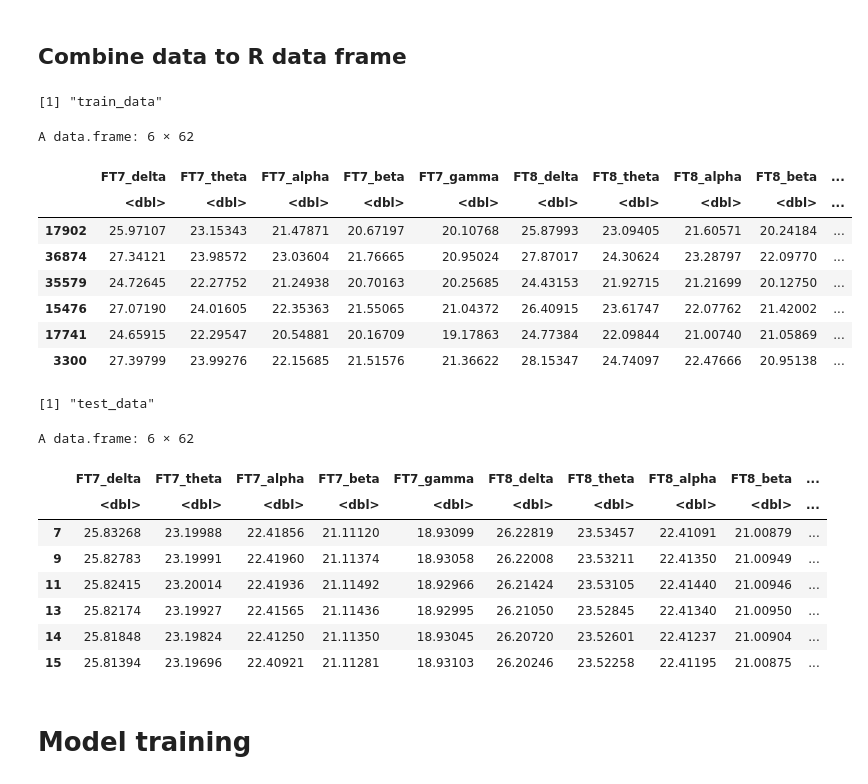
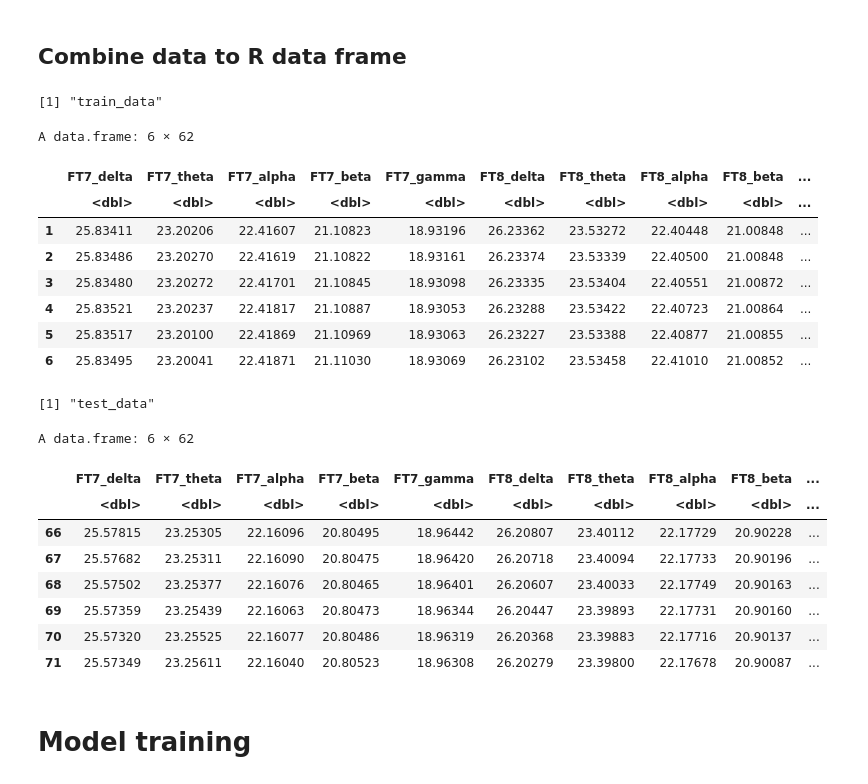
Before and after one commit to nieyangfei/EGG_Big_Data, a Jupyter notebook: EEG_Big_Data_Project.ipynb, the cells around one changed output. Cells and saved outputs as stored; diff of their text form; code cells hidden in the pictures.

Commit message:
Split egg data by 16 train and 8 test

```diff
--- a/EEG_Big_Data_Project.ipynb
+++ b/EEG_Big_Data_Project.ipynb
@@ -547,7 +576,6 @@ gamma_order <- 5
 p_x_mean_order = 1
 # Emotion is the output.
 emotion <- factor(emotion)
-colnames(FT7) <- c("FT7_delta", "FT7_theta", "FT7_alpha", "FT7_beta", "FT7_gamma")
 egg_data <- data.frame(
   FT7_delta = c(FT7[, delta_order]), FT7_theta = c(FT7[, theta_order]), FT7_alpha = c(FT7[, alpha_order]), FT7_beta = c(FT7[, beta_order]), FT7_gamma = c(FT7[, gamma_order]),
   FT8_delta = c(FT8[, delta_order]), FT8_theta = c(FT8[, theta_order]), FT8_alpha = c(FT8[, alpha_order]), FT8_beta = c(FT8[, beta_order]), FT8_gamma = c(FT8[, gamma_order]),
@@ -588,52 +616,50 @@ egg_data <- data.frame(
   e_blink_frequency = c(event_statistics[,1]),
   e_fixation_frequency = c(event_statistics[,2]),
   e_maximum_fixation_duration = c(event_statistics[,3]),
   e_total_fixation_dipersion = c(event_statistics[,4]),
   e_maximum_fixation_dipersion = c(event_statistics[,5]),
   e_saccade_frequency = c(event_statistics[,6]),
   e_average_saccade_duration = c(event_statistics[,7]),
   e_average_saccade_amplitude = c(event_statistics[,8]),
   e_average_saccade_latency = c(event_statistics[,9]),
 
   emotion
 )
 
 # Get number of rows
 n <- nrow(egg_data)
 # Why has NA data should be checked. There might be big wrong.
 egg_data <- na.omit(egg_data)
-# Random sample of 80% row indices
-train_index <- sample(1:n, size = 0.66 * n)
 # Split data to train and test sets.
 train_data <- egg_data[train_index, ]
-test_data  <- egg_data[-train_index, ]
+test_data  <- egg_data[test_index, ]
 
 # Head data.
 print("train_data")
 head(train_data)
 print("test_data")
 head(test_data)
 # %% [output]
 [1] "train_data"
 A data.frame: 6 × 62
 |  | FT7_delta | FT7_theta | FT7_alpha | FT7_beta | FT7_gamma | FT8_delta | FT8_theta | FT8_alpha | FT8_beta | ... |
 |  | <dbl> | <dbl> | <dbl> | <dbl> | <dbl> | <dbl> | <dbl> | <dbl> | <dbl> | ... |
-| 17902 | 25.97107 | 23.15343 | 21.47871 | 20.67197 | 20.10768 | 25.87993 | 23.09405 | 21.60571 | 20.24184 | ... |
-| 36874 | 27.34121 | 23.98572 | 23.03604 | 21.76665 | 20.95024 | 27.87017 | 24.30624 | 23.28797 | 22.09770 | ... |
-| 35579 | 24.72645 | 22.27752 | 21.24938 | 20.70163 | 20.25685 | 24.43153 | 21.92715 | 21.21699 | 20.12750 | ... |
-| 15476 | 27.07190 | 24.01605 | 22.35363 | 21.55065 | 21.04372 | 26.40915 | 23.61747 | 22.07762 | 21.42002 | ... |
-| 17741 | 24.65915 | 22.29547 | 20.54881 | 20.16709 | 19.17863 | 24.77384 | 22.09844 | 21.00740 | 21.05869 | ... |
-| 3300 | 27.39799 | 23.99276 | 22.15685 | 21.51576 | 21.36622 | 28.15347 | 24.74097 | 22.47666 | 20.95138 | ... |
+| 1 | 25.83411 | 23.20206 | 22.41607 | 21.10823 | 18.93196 | 26.23362 | 23.53272 | 22.40448 | 21.00848 | ... |
+| 2 | 25.83486 | 23.20270 | 22.41619 | 21.10822 | 18.93161 | 26.23374 | 23.53339 | 22.40500 | 21.00848 | ... |
+| 3 | 25.83480 | 23.20272 | 22.41701 | 21.10845 | 18.93098 | 26.23335 | 23.53404 | 22.40551 | 21.00872 | ... |
+| 4 | 25.83521 | 23.20237 | 22.41817 | 21.10887 | 18.93053 | 26.23288 | 23.53422 | 22.40723 | 21.00864 | ... |
+| 5 | 25.83517 | 23.20100 | 22.41869 | 21.10969 | 18.93063 | 26.23227 | 23.53388 | 22.40877 | 21.00855 | ... |
+| 6 | 25.83495 | 23.20041 | 22.41871 | 21.11030 | 18.93069 | 26.23102 | 23.53458 | 22.41010 | 21.00852 | ... |
 [1] "test_data"
 A data.frame: 6 × 62
 |  | FT7_delta | FT7_theta | FT7_alpha | FT7_beta | FT7_gamma | FT8_delta | FT8_theta | FT8_alpha | FT8_beta | ... |
 |  | <dbl> | <dbl> | <dbl> | <dbl> | <dbl> | <dbl> | <dbl> | <dbl> | <dbl> | ... |
-| 7 | 25.83268 | 23.19988 | 22.41856 | 21.11120 | 18.93099 | 26.22819 | 23.53457 | 22.41091 | 21.00879 | ... |
-| 9 | 25.82783 | 23.19991 | 22.41960 | 21.11374 | 18.93058 | 26.22008 | 23.53211 | 22.41350 | 21.00949 | ... |
-| 11 | 25.82415 | 23.20014 | 22.41936 | 21.11492 | 18.92966 | 26.21424 | 23.53105 | 22.41440 | 21.00946 | ... |
-| 13 | 25.82174 | 23.19927 | 22.41565 | 21.11436 | 18.92995 | 26.21050 | 23.52845 | 22.41340 | 21.00950 | ... |
-| 14 | 25.81848 | 23.19824 | 22.41250 | 21.11350 | 18.93045 | 26.20720 | 23.52601 | 22.41237 | 21.00904 | ... |
-| 15 | 25.81394 | 23.19696 | 22.40921 | 21.11281 | 18.93103 | 26.20246 | 23.52258 | 22.41195 | 21.00875 | ... |
+| 66 | 25.57815 | 23.25305 | 22.16096 | 20.80495 | 18.96442 | 26.20807 | 23.40112 | 22.17729 | 20.90228 | ... |
+| 67 | 25.57682 | 23.25311 | 22.16090 | 20.80475 | 18.96420 | 26.20718 | 23.40094 | 22.17733 | 20.90196 | ... |
+| 68 | 25.57502 | 23.25377 | 22.16076 | 20.80465 | 18.96401 | 26.20607 | 23.40033 | 22.17749 | 20.90163 | ... |
+| 69 | 25.57359 | 23.25439 | 22.16063 | 20.80473 | 18.96344 | 26.20447 | 23.39893 | 22.17731 | 20.90160 | ... |
+| 70 | 25.57320 | 23.25525 | 22.16077 | 20.80486 | 18.96319 | 26.20368 | 23.39883 | 22.17716 | 20.90137 | ... |
+| 71 | 25.57349 | 23.25611 | 22.16040 | 20.80523 | 18.96308 | 26.20279 | 23.39800 | 22.17678 | 20.90087 | ... |
 # %% [markdown]
 # Model training
 # %% [markdown]
```
Also changed, not shown: parts of 4 cells of this notebook.
